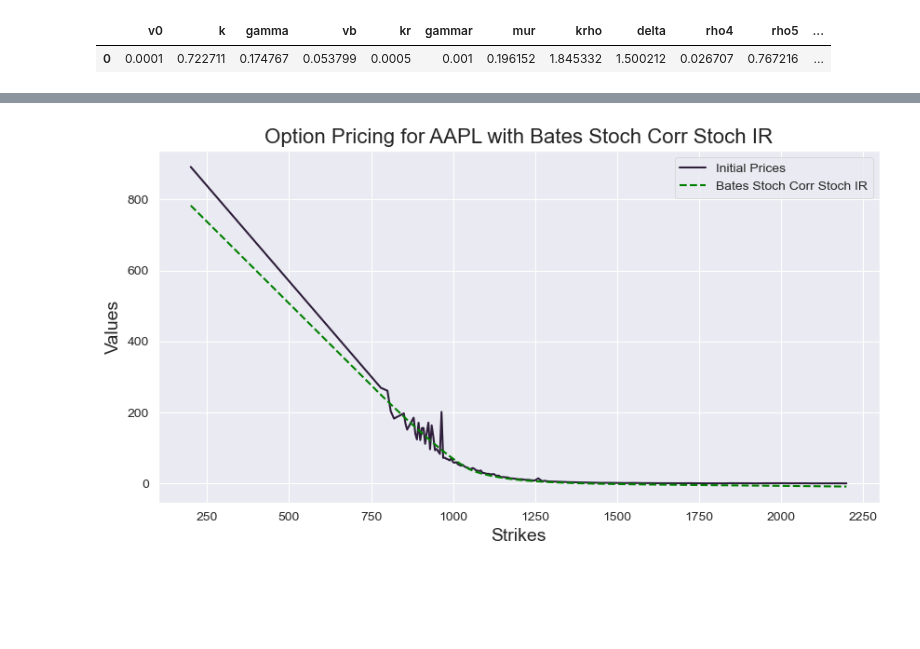
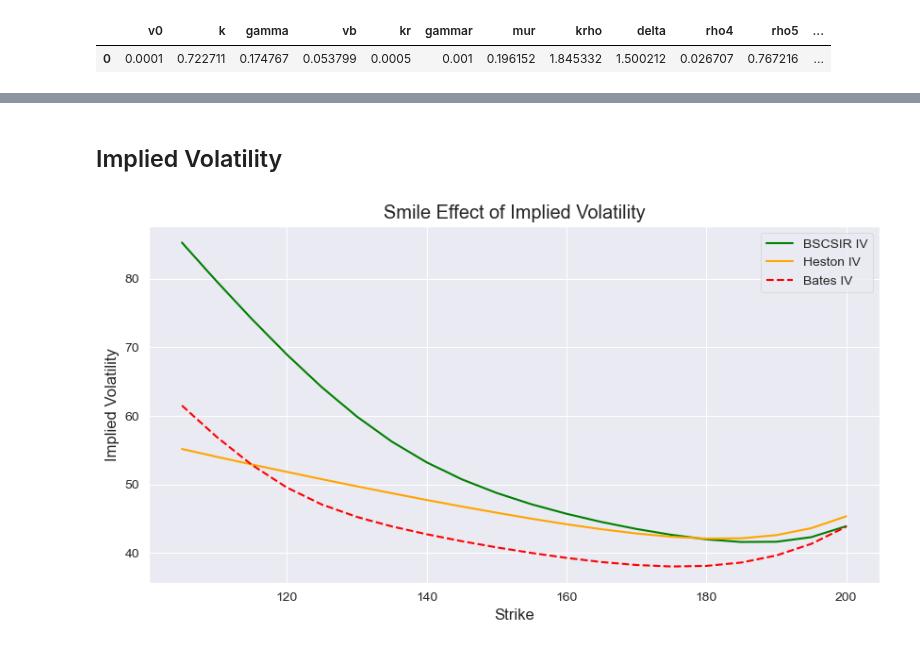
Before and after one commit to kirillzx/Generalized-Bates-model-draft, a Jupyter notebook: Calibrations/Calibration_Main_Puts.ipynb, the cells around one changed output, grey strips where cells are left out. Drawn from its saved outputs; the diff is of its cells as text; code cells hidden in the pictures; blank space fills up the shorter version.

```diff
--- a/Calibrations/Calibration_Main_Puts.ipynb
+++ b/Calibrations/Calibration_Main_Puts.ipynb
@@ -296,3 +297,5 @@ errorFinal = calibratedParms.get('ErrorFinal')
+# %%
+k_b, gamma_b, vb_b, kr_b, gammar_b, mur_b, krho_b, murho_b, sigmarho_b, rho4_b, rho5_b, xip_b, muJ_b, sigmaJ_b, v0_b, r0_b, rho0_b = k, gamma, vb, kr, gammar, mur, krho, murho, sigmarho, rho4, rho5, xip, muJ, sigmaJ, v0, r0, rho0
 # %%
 np.sqrt(errorFinal)
 # %% [output]
@@ -951,2 +830,0 @@ np.sqrt(params_heston_COS.fun)
-# %%
-r, kappa, gamma, vbar, v0, rho = params_heston_COS.x
@@ -1033,6 +830,0 @@ round(errorFinal, 9)
-# %%
-L = 10
-N = 500
-
-cf = chf.ChFBates_StochIR_StochCor(tau, T, k, gamma, vb, kr, gammar, mur, krho, murho, sigmarho, rho4, rho5, xip, muJ, sigmaJ, v0, r0, rho0)
-valCOS = exm.optionPriceCOSMthd_StochIR(cf, type_option, s0, T, K, N, L, P0T(T))
@@ -1099,19 +831,2 @@ def optionPriceCOSMthd_StochIR(cf, CP, s0,tau,K,N,L,P0T):
-# %%
-L = 10
-N = 500
-
-cf = chf.ChFBates_StochIR_StochCor(tau, T, k, gamma, vb, kr, gammar, mur, krho, murho, sigmarho, rho4, rho5, xip, muJ, sigmaJ, v0, r0, rho0)
-valCOS = optionPriceCOSMthd_StochIR(cf, type_option, s0, T, K, N, L, zcb0)
-# %%
-plt.subplots(figsize=(10, 5), dpi=100)
-
-plt.plot(K, marketPrice, label='Initial Prices')
-plt.plot(K, valCOS, '--', color='green', label='Bates Stoch Corr Stoch IR')
-
-plt.title('Option Pricing for AAPL with Bates Stoch Corr Stoch IR', fontsize=16)
-plt.xlabel('Strikes', fontsize=14)
-plt.ylabel('Values', fontsize=14)
-plt.legend()
-plt.show()
-# %% [output]
-[figure, removed]
+# %% [markdown]
+## Implied Volatility
@@ -1117,0 +857,43 @@ plt.show()
+# %%
+gamma = 1
+plt.subplots(figsize=(10, 5), dpi=100)
+
+cf = chf.ChFBates_StochIR_StochCor(tau, T, k_b, gamma, vb_b, kr_b, gammar_b, mur_b, krho_b, murho_b,\
+                                   sigmarho_b, rho4_b, rho5_b, xip_b, muJ_b, sigmaJ_b, v0_b, r0_b, rho0_b)
+valCOS = exm.optionPriceCOSMthd_StochIR(cf, type_option, s0, T, K, N, L)
+
+IV =np.zeros([len(K),1])
+for idx in range(0,len(K)):
+    IV[idx] = ImpliedVolatilityBlack76(valCOS[idx], K[idx])
+
+cf_h = chf.ChFHestonModel(r_h, T, kappa_h, gamma, vbar_h, v0_h, rho_h)
+option_heston_cos = exm.CallPutOptionPriceCOS(cf_h, type_option, s0, r, T, K, N, 10).T[0]
+
+IV_heston =np.zeros([len(K),1])
+for idx in range(0,len(K)):
+    IV_heston[idx] = ImpliedVolatilityBlack76(option_heston_cos[idx], K[idx])
+
+cf_b = chf.ChFBatesModel(r0, tau, kappa, gamma, vbar, v0, rho, xip, muJ, sigmaJ)
+bates_cos = exm.optionPriceCOSMthd_StochIR(cf_b, type_option, s0, T, K, N, L)
+IV_bates =np.zeros([len(K),1])
+for idx in range(0,len(K)):
+    IV_bates[idx] = ImpliedVolatilityBlack76(bates_cos[idx], K[idx])
+
+cf_dcl = chf.ChFBates_StochIR_StochCor_DCL(tau, T, k, gamma, vb, kr, gammar, mur, krho, delta, rho4, rho5, xip, muJ, sigmaJ, v0, r0, rho0)
+valCOS_DCL = exm.optionPriceCOSMthd_StochIR(cf_dcl, type_option, s0, T, K, N, L)
+IV_DCL = np.zeros([len(K),1])
+for idx in range(0,len(K)):
+    IV_DCL[idx] = ImpliedVolatilityBlack76(valCOS_DCL[idx], K[idx])
+
+plt.plot(K, IV*100.0, c='green', label=f'BSCSIR IV')
+plt.plot(K, IV_heston*100.0, c='orange', label=f'Heston IV')
+plt.plot(K, IV_bates*100.0,'--', c='red', label=f'Bates IV')
+# plt.plot(K, IV_DCL*100.0,'--', c='blue', label=f'DCL IV')
+
+plt.legend()
+plt.xlabel('Strike')
+plt.ylabel('Implied Volatility')
+plt.title('Smile Effect of Implied Volatility')
+plt.show()
+# %% [output]
+[figure, added]
```
Also changed, not shown: parts of 49 cells of this notebook.
